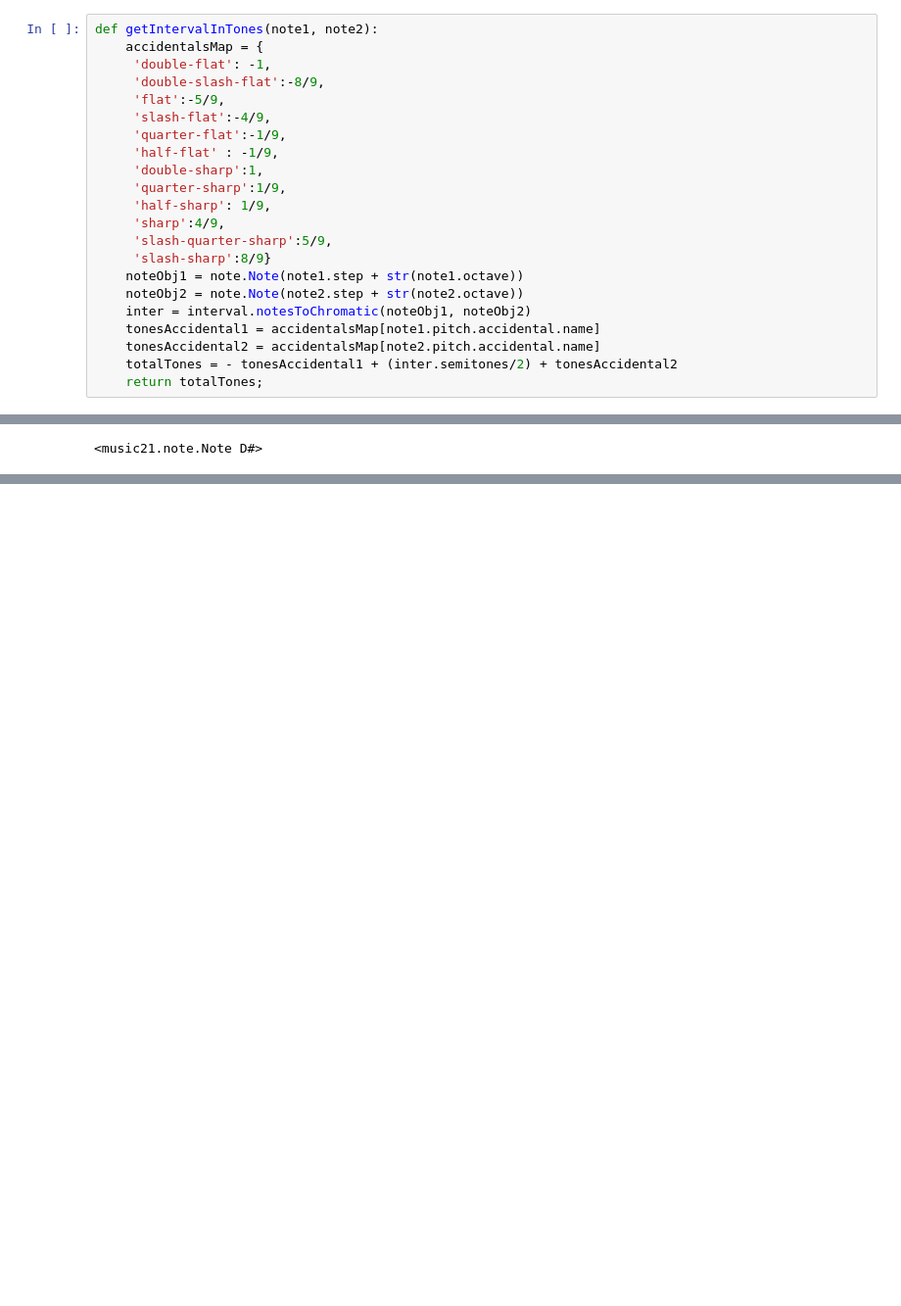
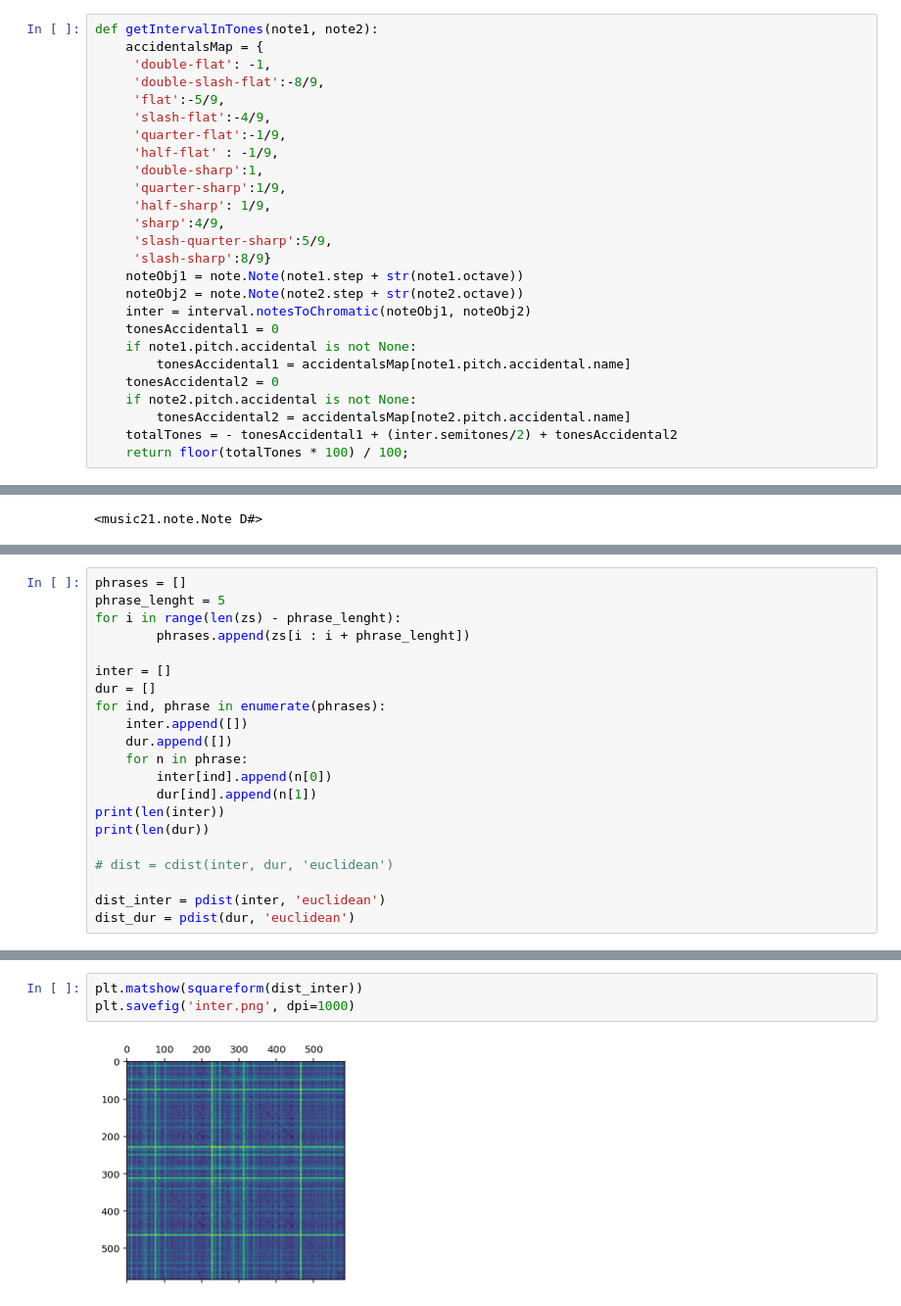
Before and after one commit to ljoglar/makam_paterns, a Jupyter notebook: getIntervalInTones.ipynb, the cells around one changed output, grey strips where cells are left out. Shown at 98% size. Cells and saved outputs as stored; diff of their text form; blank space fills up the shorter version.

```diff
--- a/getIntervalInTones.ipynb
+++ b/getIntervalInTones.ipynb
@@ -27,10 +32,14 @@ def getIntervalInTones(note1, note2):
     noteObj1 = note.Note(note1.step + str(note1.octave))
     noteObj2 = note.Note(note2.step + str(note2.octave))
     inter = interval.notesToChromatic(noteObj1, noteObj2)
-    tonesAccidental1 = accidentalsMap[note1.pitch.accidental.name]
-    tonesAccidental2 = accidentalsMap[note2.pitch.accidental.name]
+    tonesAccidental1 = 0
+    if note1.pitch.accidental is not None:
+        tonesAccidental1 = accidentalsMap[note1.pitch.accidental.name]
+    tonesAccidental2 = 0
+    if note2.pitch.accidental is not None:
+        tonesAccidental2 = accidentalsMap[note2.pitch.accidental.name]
     totalTones = - tonesAccidental1 + (inter.semitones/2) + tonesAccidental2
-    return totalTones;
+    return floor(totalTones * 100) / 100;
 # %% [markdown]
 To test it, using `D sharp` and `F slash-quarter-sharp` the interval in tones should be 1.6112 ish
 
@@ -60,0 +107,21 @@ print(getIntervalInTones(notes[102], n1))
+# %%
+phrases = []
+phrase_lenght = 5
+for i in range(len(zs) - phrase_lenght):
+        phrases.append(zs[i : i + phrase_lenght])
+
+inter = []
+dur = []
+for ind, phrase in enumerate(phrases):
+    inter.append([])
+    dur.append([])
+    for n in phrase:
+        inter[ind].append(n[0])
+        dur[ind].append(n[1])
+print(len(inter))
+print(len(dur))
+
+# dist = cdist(inter, dur, 'euclidean')
+
+dist_inter = pdist(inter, 'euclidean')
+dist_dur = pdist(dur, 'euclidean')
@@ -60,0 +131,5 @@ print(getIntervalInTones(notes[102], n1))
+# %%
+plt.matshow(squareform(dist_inter))
+plt.savefig('inter.png', dpi=1000)
+# %% [output]
+[figure, added]
```
Also changed, not shown: parts of 13 cells of this notebook, 2 other files.
